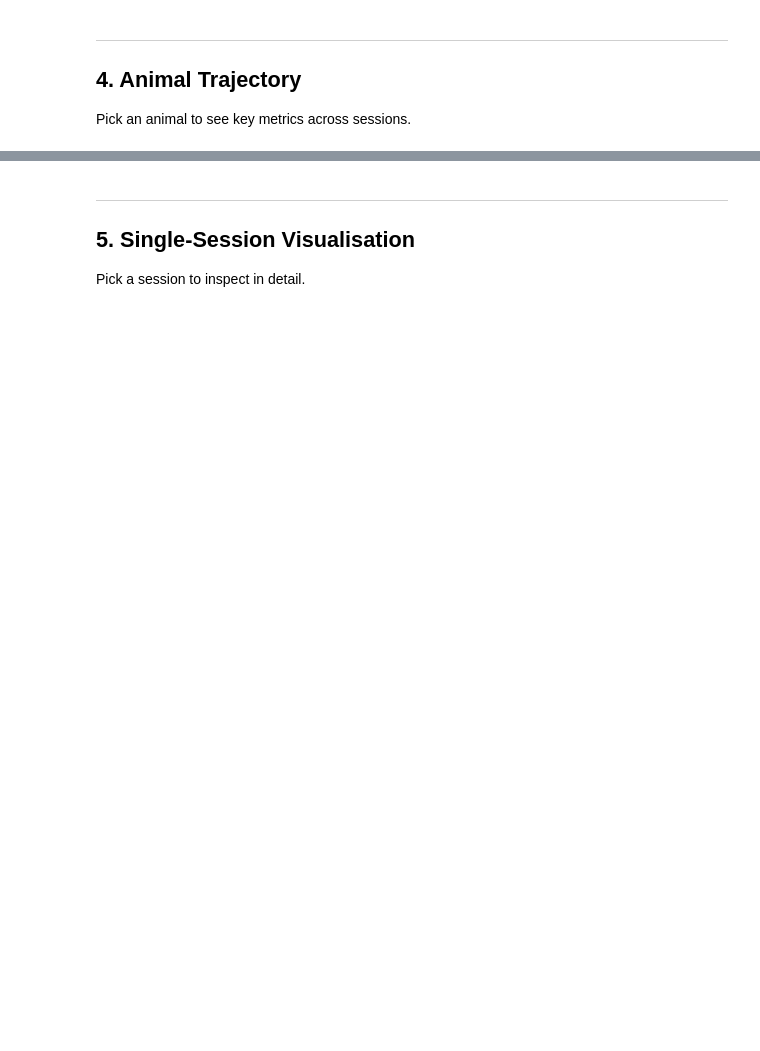
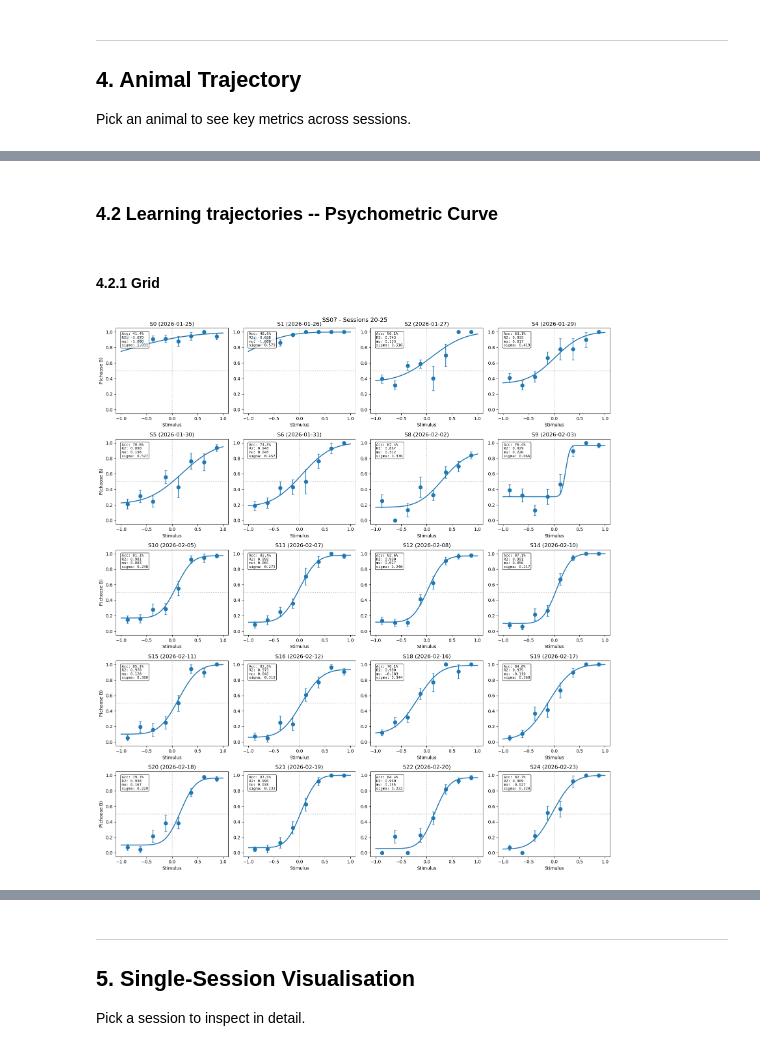
Before and after one commit to serkanshentyurk/sound_categorisation, a Jupyter notebook: Notebooks/0a-Data-Explorer.ipynb, the cells around one changed output, grey strips where cells are left out. Cells and saved outputs as stored; diff of their text form; code cells hidden in the pictures; blank space fills up the shorter version.

```diff
--- a/Notebooks/0a-Data-Explorer.ipynb
+++ b/Notebooks/0a-Data-Explorer.ipynb
@@ -351,7 +453,7 @@ Pick an animal to see key metrics across sessions.
 # Pick animal
 # =============================================================================
 
-ANIMAL_ID = experiment.animal_ids[6]
+ANIMAL_ID = experiment.animal_ids[5]
 
 animal = experiment.get_animal(ANIMAL_ID)
 sessions = animal.get_sessions(stage=STAGE) if STAGE else animal.sessions
@@ -413,15 +531,27 @@ plt.show()
+# %% [markdown]
+### 4.2 Learning trajectories -- Psychometric Curve
+# %% [markdown]
+#### 4.2.1 Grid
 # %%
 # =============================================================================
 # Psychometric curve evolution (grid of sessions)
 # =============================================================================
 
-idx_range = (5,10)
-subset = animal.get_sessions(stage='Full_Task_Cont', idx_range=idx_range)
+idx_range = (20,25)
+subset = animal.get_sessions(stage='Full_Task_Cont',
+                             idx_range=idx_range
+                             )
 
 # all sessions
 subset = sessions
 
 fig, infos = plot_session_psychometrics(
     subset,
     mode='grid',
+    n_max = 20,
+    show_ci=True,
+    show_gof=True,
+    show_params=True,
     suptitle=f'{ANIMAL_ID} - Sessions {idx_range[0]}-{idx_range[1]}')
+# %% [output]
+[figure, added]
```
Also changed, not shown: parts of 24 cells of this notebook, 9 other files.
